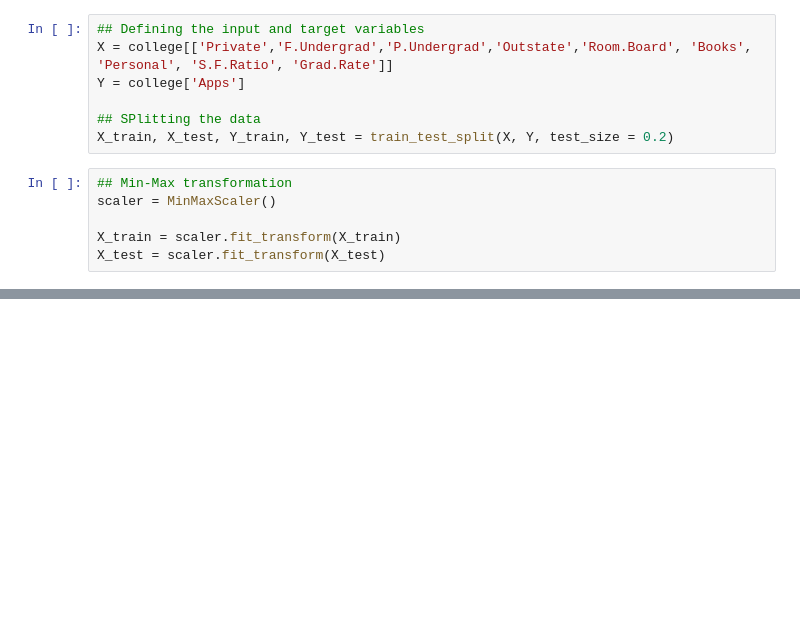
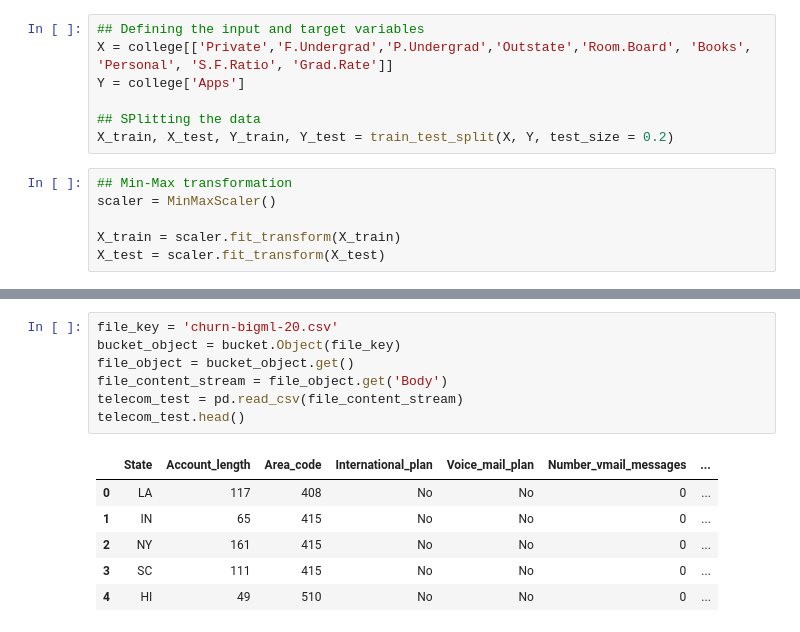
Before and after one commit to Babinmck/DATA445, a Jupyter notebook: Exams/Exam_1.ipynb, the cells around one changed output, grey strips where cells are left out. Cells and saved outputs as stored; diff of their text form; blank space fills up the shorter version.

```diff
--- a/Exams/Exam_1.ipynb
+++ b/Exams/Exam_1.ipynb
@@ -72,0 +145,14 @@ ValueError: Input contains NaN, infinity or a value too large for dtype('float64
+# %%
+file_key = 'churn-bigml-20.csv'
+bucket_object = bucket.Object(file_key)
+file_object = bucket_object.get()
+file_content_stream = file_object.get('Body')
+telecom_test = pd.read_csv(file_content_stream)
+telecom_test.head()
+# %% [output]
+|  | State | Account_length | Area_code | International_plan | Voice_mail_plan | Number_vmail_messages | ... |
+| 0 | LA | 117 | 408 | No | No | 0 | ... |
+| 1 | IN | 65 | 415 | No | No | 0 | ... |
+| 2 | NY | 161 | 415 | No | No | 0 | ... |
+| 3 | SC | 111 | 415 | No | No | 0 | ... |
+| 4 | HI | 49 | 510 | No | No | 0 | ... |
```
Also changed, not shown: parts of 11 cells of this notebook.
